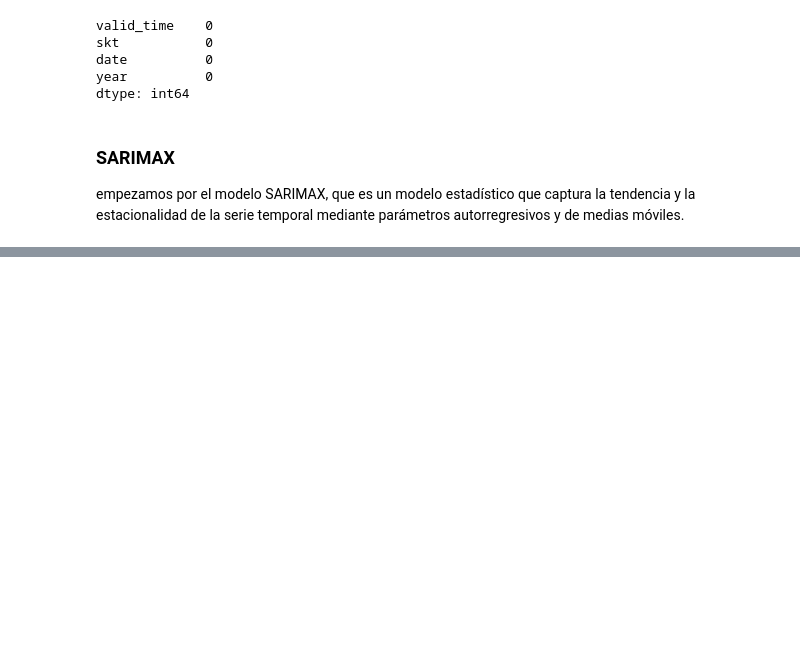
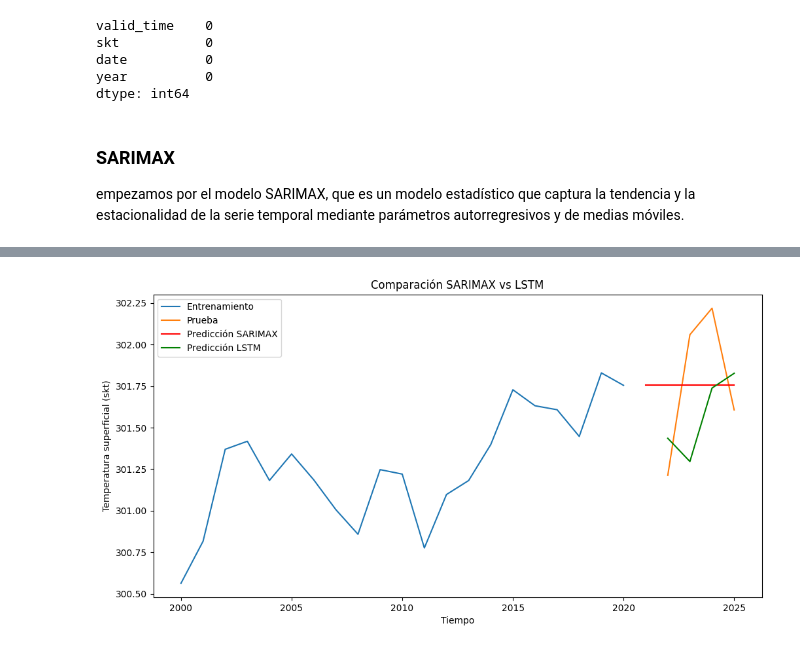
Before and after one commit to AlexSG29/Modelos_Econometricos, a Jupyter notebook: ultimo taller/taller.ipynb, the cells around one changed output, grey strips where cells are left out. Saved outputs shown, nothing was run; the diff lists cells and outputs as text; code cells hidden in the pictures; blank space fills up the shorter version.

```diff
--- a/ultimo taller/taller.ipynb
+++ b/ultimo taller/taller.ipynb
@@ -141,0 +387,14 @@ empezamos por el modelo SARIMAX, que es un modelo estadístico que captura la te
+# %%
+#graficar el SArimax y el LSTM juntos para comparar visualmente
+plt.figure(figsize=(12,6))
+plt.plot(train['year'], train['skt'], label='Entrenamiento')
+plt.plot(test['year'][look_back:], test['skt'][look_back:], label='Prueba')
+plt.plot(test['year'], pred_sarimax, label='Predicción SARIMAX', color='red')
+plt.plot(test['year'][look_back:], pred_lstm.flatten(), label='Predicción LSTM', color='green')
+plt.title('Comparación SARIMAX vs LSTM')
+plt.xlabel('Tiempo')
+plt.ylabel('Temperatura superficial (skt)')
+plt.legend()
+plt.show()
+# %% [output]
+[figure, added]
```
Also changed, not shown: parts of 12 cells of this notebook.
